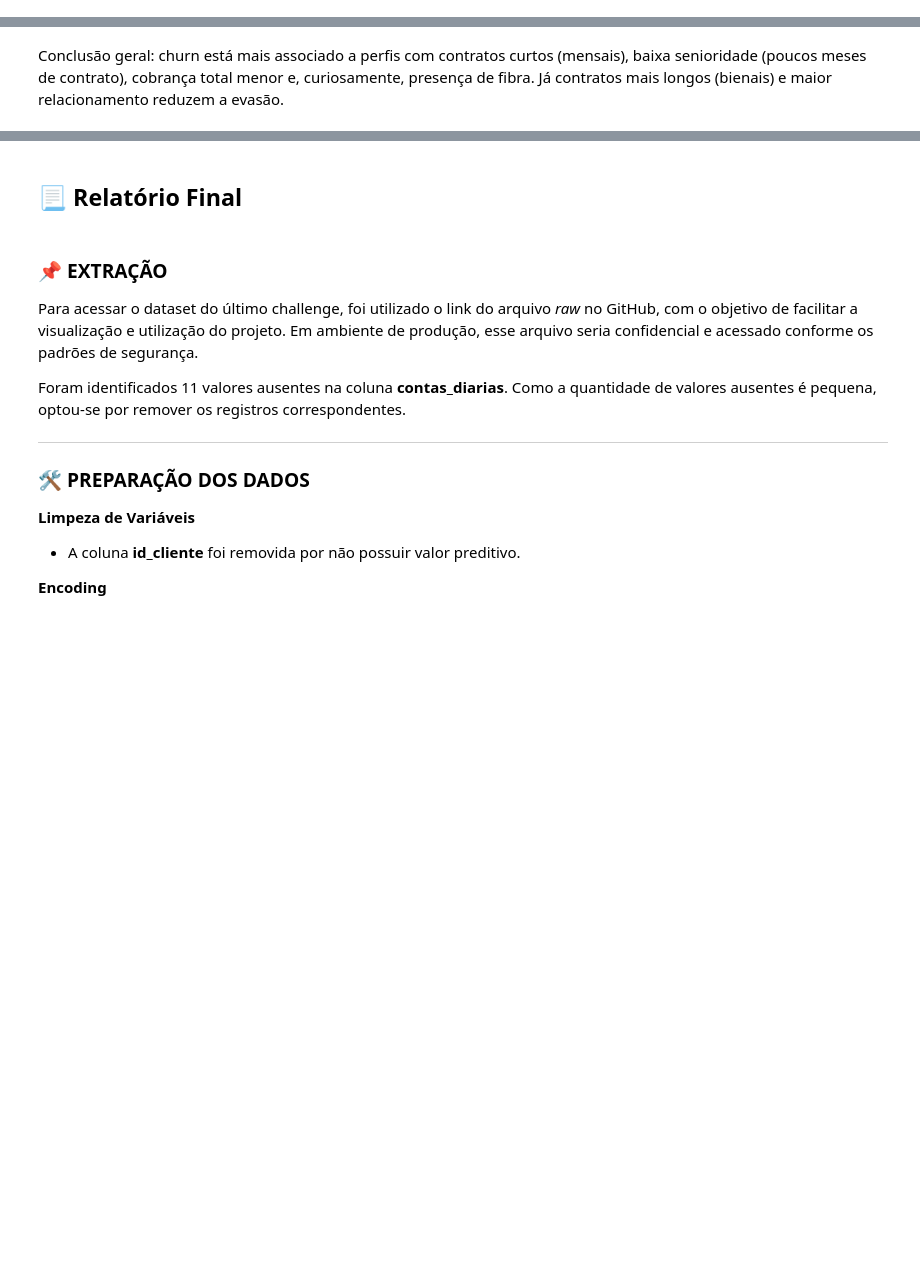
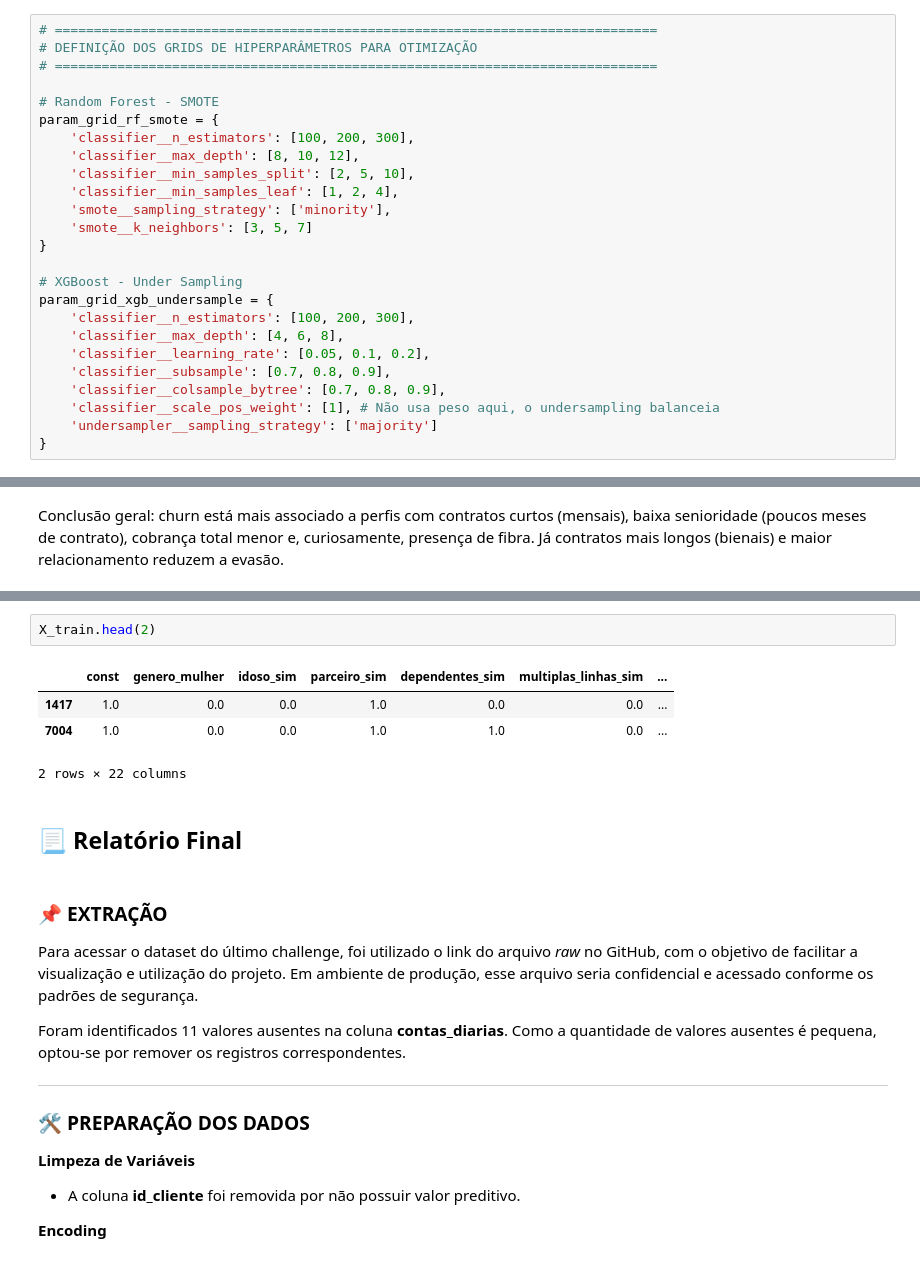
Before and after one commit to LucasEstevesCosta/churn-telecom_x, a Jupyter notebook: analise_telecon_x-pt2.ipynb, the cells around one changed output, grey strips where cells are left out. Cells and saved outputs as stored; diff of their text form; blank space fills up the shorter version.

```diff
--- a/analise_telecon_x-pt2.ipynb
+++ b/analise_telecon_x-pt2.ipynb
@@ -653,0 +938,25 @@ performance_df = display_model_evaluation(results, cv_results, X_test, y_test)
+# %%
+# =============================================================================
+# DEFINIÇÃO DOS GRIDS DE HIPERPARÂMETROS PARA OTIMIZAÇÃO
+# =============================================================================
+
+# Random Forest - SMOTE
+param_grid_rf_smote = {
+    'classifier__n_estimators': [100, 200, 300],
+    'classifier__max_depth': [8, 10, 12],
+    'classifier__min_samples_split': [2, 5, 10],
+    'classifier__min_samples_leaf': [1, 2, 4],
+    'smote__sampling_strategy': ['minority'],
+    'smote__k_neighbors': [3, 5, 7]
+}
+
+# XGBoost - Under Sampling
+param_grid_xgb_undersample = {
+    'classifier__n_estimators': [100, 200, 300],
+    'classifier__max_depth': [4, 6, 8],
+    'classifier__learning_rate': [0.05, 0.1, 0.2],
+    'classifier__subsample': [0.7, 0.8, 0.9],
+    'classifier__colsample_bytree': [0.7, 0.8, 0.9],
+    'classifier__scale_pos_weight': [1], # Não usa peso aqui, o undersampling balanceia
+    'undersampler__sampling_strategy': ['majority']
+}
@@ -952,3 +1460,10 @@ Conclusão geral: churn está mais associado a perfis com contratos curtos (mens
+# %%
+X_train.head(2)
+# %% [output]
+|  | const | genero_mulher | idoso_sim | parceiro_sim | dependentes_sim | multiplas_linhas_sim | ... |
+| 1417 | 1.0 | 0.0 | 0.0 | 1.0 | 0.0 | 0.0 | ... |
+| 7004 | 1.0 | 0.0 | 0.0 | 1.0 | 1.0 | 0.0 | ... |
+2 rows × 22 columns
 # %% [markdown]
 ## 📃 **Relatório Final**
 # %% [markdown]
```
Also changed, not shown: parts of 47 cells of this notebook.
